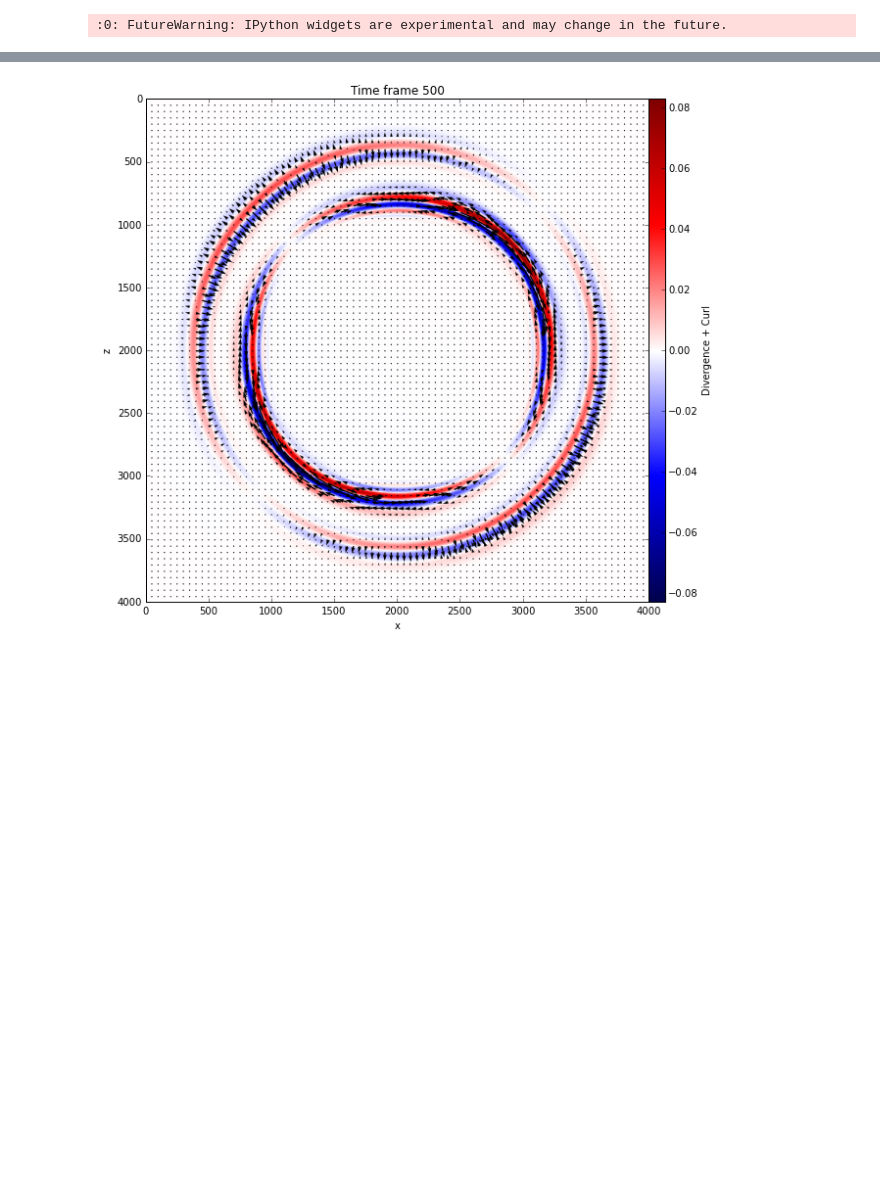
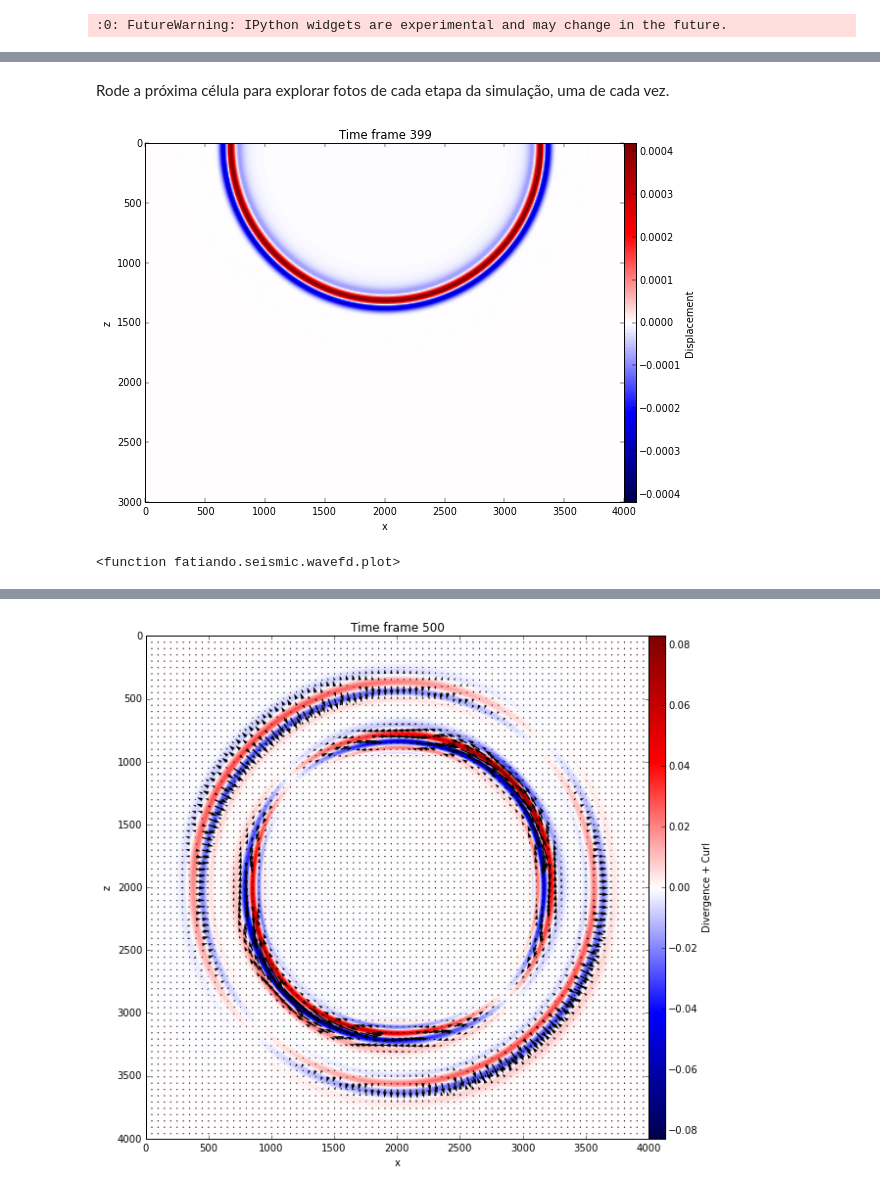
Before and after one commit to leouieda/geofisica2, a Jupyter notebook: notebooks/ondas-sismicas.ipynb, the cells around one changed output, grey strips where cells are left out. Drawn from its saved outputs; the diff is of its cells as text; code cells hidden in the pictures; blank space fills up the shorter version.

```diff
--- a/notebooks/ondas-sismicas.ipynb
+++ b/notebooks/ondas-sismicas.ipynb
@@ -23,0 +50,2 @@ vs[l1:,:] = 4000
+# %%
+sim1 = ElasticSH(velocidade, densidade, spacing=spacing, taper=0.005)
@@ -23,0 +54,2 @@ vs[l1:,:] = 4000
+# %%
+sim1.add_point_source((0, shape[1]//2), Ricker(5, 20, 1/20))
@@ -23,0 +58,2 @@ vs[l1:,:] = 4000
+# %%
+sim1.run(400)
@@ -23,0 +66,7 @@ vs[l1:,:] = 4000
+# %% [markdown]
+Rode a próxima célula para explorar fotos de cada etapa da simulação, uma de cada vez.
+# %%
+sim1.explore(every=20)
+# %% [output]
+[figure, added]
+<function fatiando.seismic.wavefd.plot>
```
Also changed, not shown: parts of 28 cells of this notebook, 1 other file.
